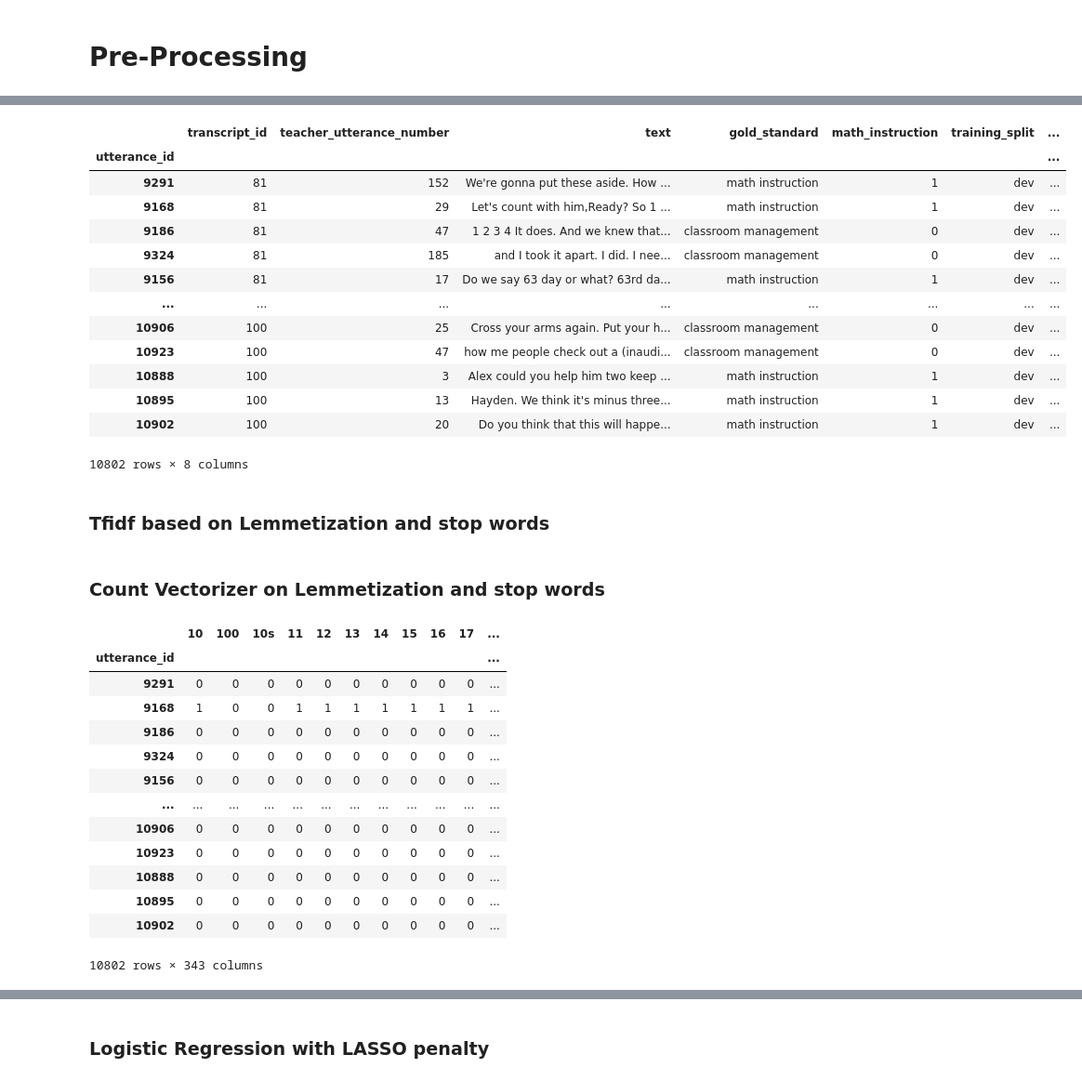
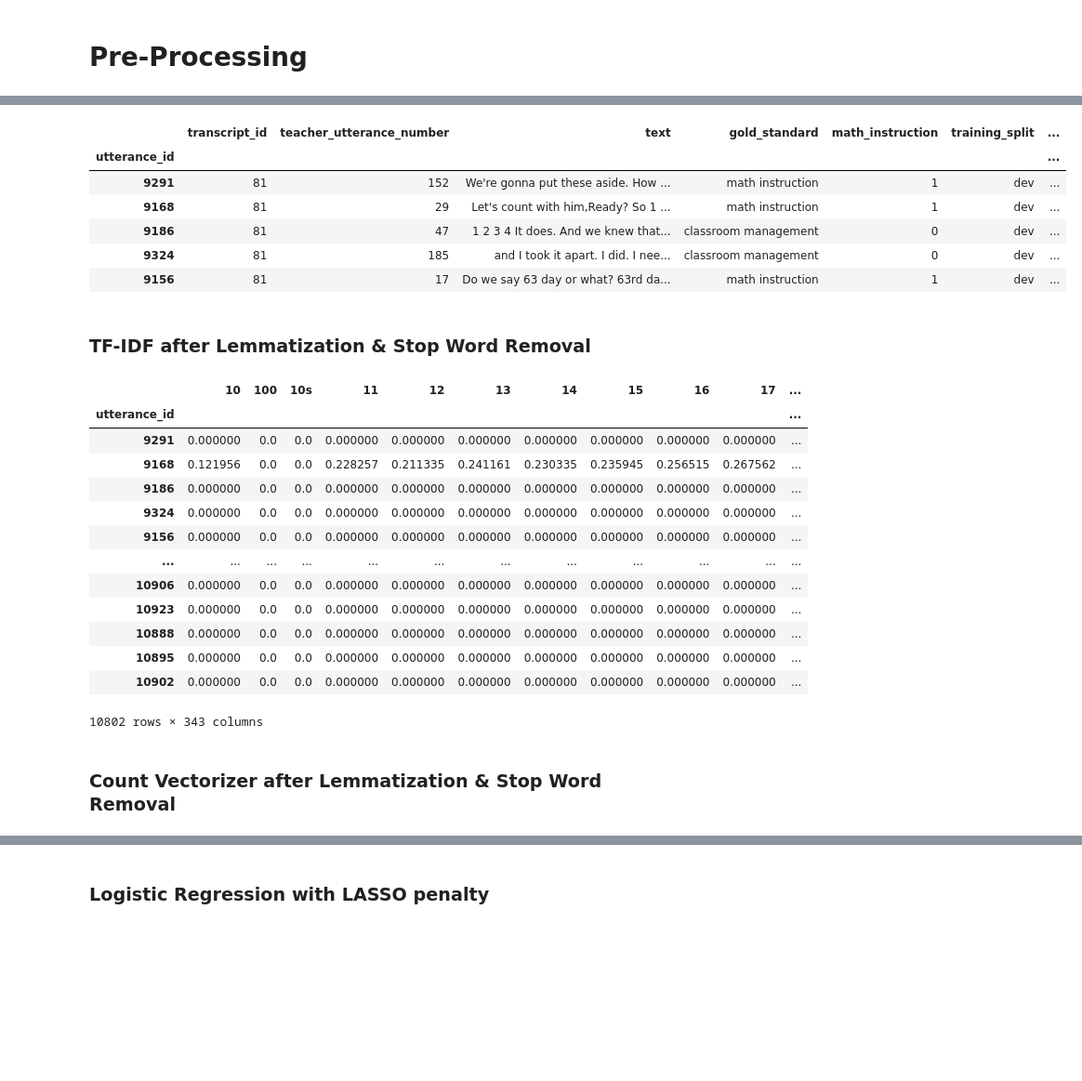
Before and after one commit to giovanni-lunetta/Text-Analytics-Coding-HW, a Jupyter notebook: Assignment-2/Supervised Learning Coding Assignment.ipynb, the cells around one changed output, grey strips where cells are left out. Shown at 93% size. Drawn from its saved outputs; the diff is of its cells as text; code cells hidden in the pictures; blank space fills up the shorter version.

```diff
--- a/Assignment-2/Supervised Learning Coding Assignment.ipynb
+++ b/Assignment-2/Supervised Learning Coding Assignment.ipynb
@@ -148,20 +141,13 @@ df['lematized_no_stop_text'] = df['text'].apply(preprocess_text)
 # %%
-df
+df.head()
 # %% [output]
 |  | transcript_id | teacher_utterance_number | text | gold_standard | math_instruction | training_split | ... |
 | utterance_id |  |  |  |  |  |  | ... |
 | 9291 | 81 | 152 | We're gonna put these aside. How ... | math instruction | 1 | dev | ... |
 | 9168 | 81 | 29 | Let's count with him,Ready? So 1 ... | math instruction | 1 | dev | ... |
 | 9186 | 81 | 47 | 1 2 3 4 It does. And we knew that... | classroom management | 0 | dev | ... |
 | 9324 | 81 | 185 | and I took it apart. I did. I nee... | classroom management | 0 | dev | ... |
 | 9156 | 81 | 17 | Do we say 63 day or what? 63rd da... | math instruction | 1 | dev | ... |
-| ... | ... | ... | ... | ... | ... | ... | ... |
-| 10906 | 100 | 25 | Cross your arms again. Put your h... | classroom management | 0 | dev | ... |
-| 10923 | 100 | 47 | how me people check out a (inaudi... | classroom management | 0 | dev | ... |
-| 10888 | 100 | 3 | Alex could you help him two keep ... | math instruction | 1 | dev | ... |
-| 10895 | 100 | 13 | Hayden. We think it's minus three... | math instruction | 1 | dev | ... |
-| 10902 | 100 | 20 | Do you think that this will happe... | math instruction | 1 | dev | ... |
-10802 rows × 8 columns
 # %% [markdown]
-### Tfidf based on Lemmetization and stop words
+### TF-IDF after Lemmatization & Stop Word Removal
 # %%
@@ -176,22 +160,23 @@ tfidf_matrix
+# %%
+tfidf_matrix
+# %% [output]
+|  | 10 | 100 | 10s | 11 | 12 | 13 | 14 | 15 | 16 | 17 | ... |
+| utterance_id |  |  |  |  |  |  |  |  |  |  | ... |
+| 9291 | 0.000000 | 0.0 | 0.0 | 0.000000 | 0.000000 | 0.000000 | 0.000000 | 0.000000 | 0.000000 | 0.000000 | ... |
+| 9168 | 0.121956 | 0.0 | 0.0 | 0.228257 | 0.211335 | 0.241161 | 0.230335 | 0.235945 | 0.256515 | 0.267562 | ... |
+| 9186 | 0.000000 | 0.0 | 0.0 | 0.000000 | 0.000000 | 0.000000 | 0.000000 | 0.000000 | 0.000000 | 0.000000 | ... |
+| 9324 | 0.000000 | 0.0 | 0.0 | 0.000000 | 0.000000 | 0.000000 | 0.000000 | 0.000000 | 0.000000 | 0.000000 | ... |
+| 9156 | 0.000000 | 0.0 | 0.0 | 0.000000 | 0.000000 | 0.000000 | 0.000000 | 0.000000 | 0.000000 | 0.000000 | ... |
+| ... | ... | ... | ... | ... | ... | ... | ... | ... | ... | ... | ... |
+| 10906 | 0.000000 | 0.0 | 0.0 | 0.000000 | 0.000000 | 0.000000 | 0.000000 | 0.000000 | 0.000000 | 0.000000 | ... |
+| 10923 | 0.000000 | 0.0 | 0.0 | 0.000000 | 0.000000 | 0.000000 | 0.000000 | 0.000000 | 0.000000 | 0.000000 | ... |
+| 10888 | 0.000000 | 0.0 | 0.0 | 0.000000 | 0.000000 | 0.000000 | 0.000000 | 0.000000 | 0.000000 | 0.000000 | ... |
+| 10895 | 0.000000 | 0.0 | 0.0 | 0.000000 | 0.000000 | 0.000000 | 0.000000 | 0.000000 | 0.000000 | 0.000000 | ... |
+| 10902 | 0.000000 | 0.0 | 0.0 | 0.000000 | 0.000000 | 0.000000 | 0.000000 | 0.000000 | 0.000000 | 0.000000 | ... |
+10802 rows × 343 columns
 # %% [markdown]
-### Count Vectorizer on Lemmetization and stop words
+### Count Vectorizer after Lemmatization & Stop Word Removal
 # %%
 vec = CountVectorizer(min_df = 0.01)
 X = vec.fit_transform(df['lematized_no_stop_text'])
 cv_matrix = pd.DataFrame(X.toarray(), columns=vec.get_feature_names_out(), index=df.index)
-cv_matrix
-# %% [output]
-|  | 10 | 100 | 10s | 11 | 12 | 13 | 14 | 15 | 16 | 17 | ... |
-| utterance_id |  |  |  |  |  |  |  |  |  |  | ... |
-| 9291 | 0 | 0 | 0 | 0 | 0 | 0 | 0 | 0 | 0 | 0 | ... |
-| 9168 | 1 | 0 | 0 | 1 | 1 | 1 | 1 | 1 | 1 | 1 | ... |
-| 9186 | 0 | 0 | 0 | 0 | 0 | 0 | 0 | 0 | 0 | 0 | ... |
-| 9324 | 0 | 0 | 0 | 0 | 0 | 0 | 0 | 0 | 0 | 0 | ... |
-| 9156 | 0 | 0 | 0 | 0 | 0 | 0 | 0 | 0 | 0 | 0 | ... |
-| ... | ... | ... | ... | ... | ... | ... | ... | ... | ... | ... | ... |
-| 10906 | 0 | 0 | 0 | 0 | 0 | 0 | 0 | 0 | 0 | 0 | ... |
-| 10923 | 0 | 0 | 0 | 0 | 0 | 0 | 0 | 0 | 0 | 0 | ... |
-| 10888 | 0 | 0 | 0 | 0 | 0 | 0 | 0 | 0 | 0 | 0 | ... |
-| 10895 | 0 | 0 | 0 | 0 | 0 | 0 | 0 | 0 | 0 | 0 | ... |
-| 10902 | 0 | 0 | 0 | 0 | 0 | 0 | 0 | 0 | 0 | 0 | ... |
-10802 rows × 343 columns
```
Also changed, not shown: parts of 15 cells of this notebook, 1 other file.
